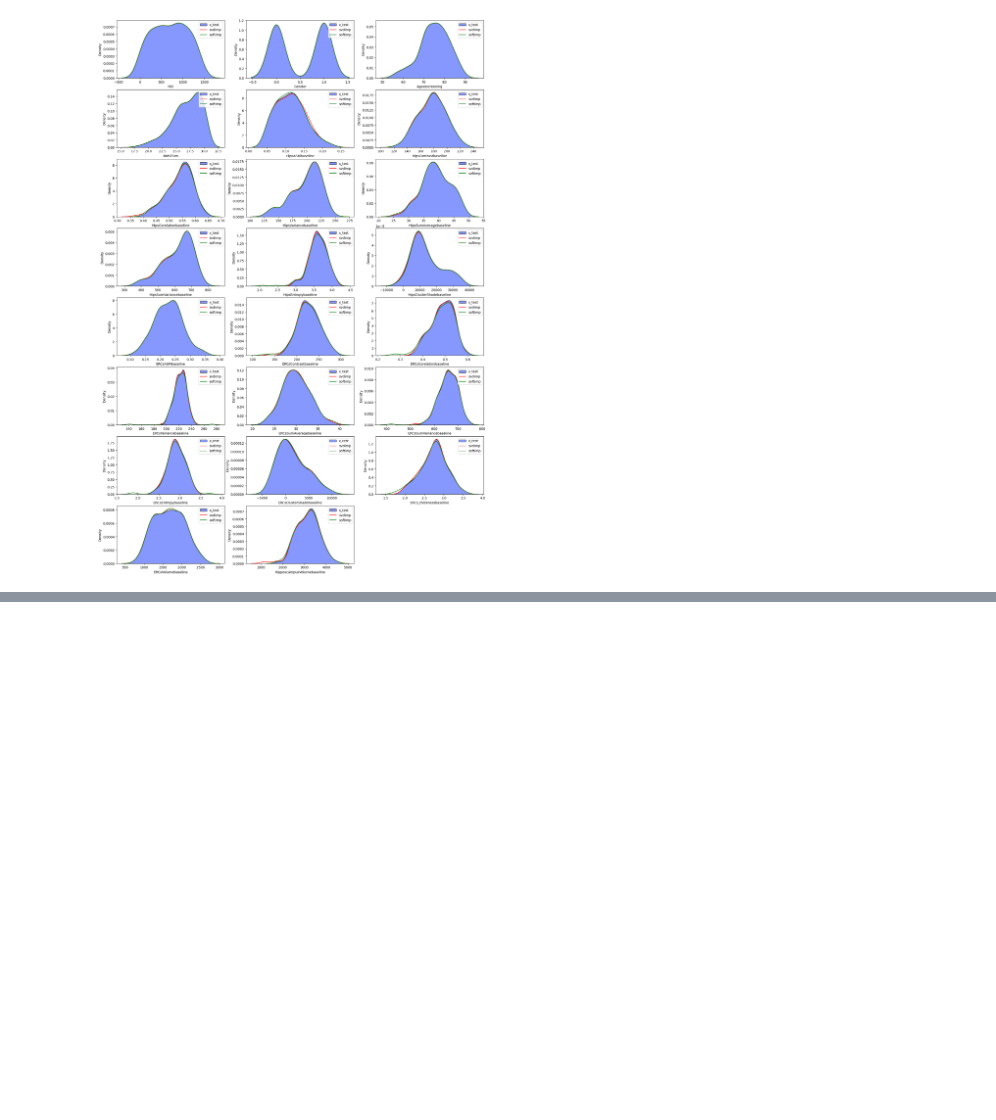
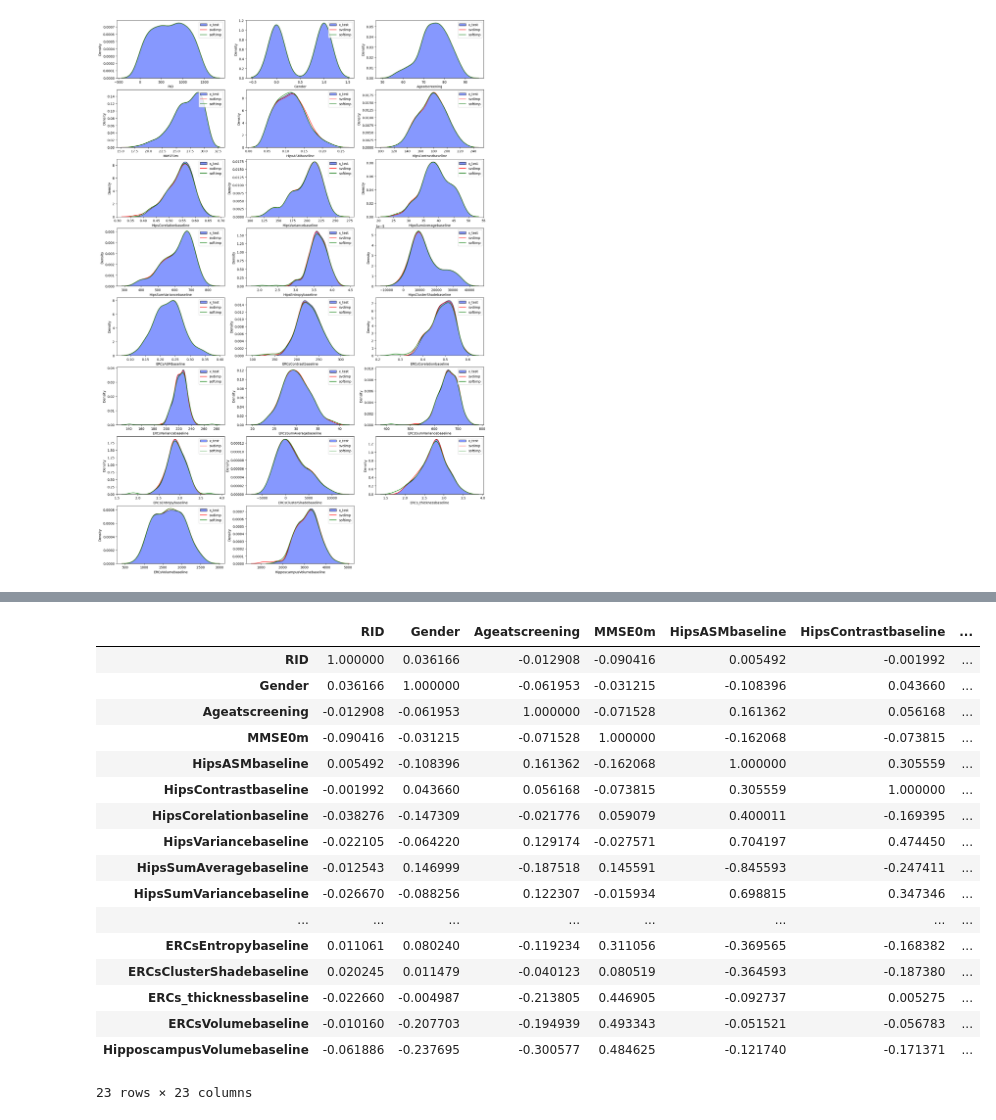
Before and after one commit to InfoAdam1998/Thesis-Project, a Jupyter notebook: notebooks/feature_engineering/data_imputation/matrix_base_methods/matrix_base_imputation_analysis.ipynb, the cells around one changed output, grey strips where cells are left out. Saved outputs shown, nothing was run; the diff lists cells and outputs as text; code cells hidden in the pictures; blank space fills up the shorter version.

```diff
--- a/notebooks/feature_engineering/data_imputation/matrix_base_methods/matrix_base_imputation_analysis.ipynb
+++ b/notebooks/feature_engineering/data_imputation/matrix_base_methods/matrix_base_imputation_analysis.ipynb
@@ -383,0 +176,21 @@ prediction_df.to_csv("C:/Users/steve/Desktop/Notebooks/Thesis-Project/Datasets/p
+# %%
+X_train_corr_soft
+# %% [output]
+|  | RID | Gender | Ageatscreening | MMSE0m | HipsASMbaseline | HipsContrastbaseline | ... |
+| RID | 1.000000 | 0.036166 | -0.012908 | -0.090416 | 0.005492 | -0.001992 | ... |
+| Gender | 0.036166 | 1.000000 | -0.061953 | -0.031215 | -0.108396 | 0.043660 | ... |
+| Ageatscreening | -0.012908 | -0.061953 | 1.000000 | -0.071528 | 0.161362 | 0.056168 | ... |
+| MMSE0m | -0.090416 | -0.031215 | -0.071528 | 1.000000 | -0.162068 | -0.073815 | ... |
+| HipsASMbaseline | 0.005492 | -0.108396 | 0.161362 | -0.162068 | 1.000000 | 0.305559 | ... |
+| HipsContrastbaseline | -0.001992 | 0.043660 | 0.056168 | -0.073815 | 0.305559 | 1.000000 | ... |
+| HipsCorelationbaseline | -0.038276 | -0.147309 | -0.021776 | 0.059079 | 0.400011 | -0.169395 | ... |
+| HipsVariancebaseline | -0.022105 | -0.064220 | 0.129174 | -0.027571 | 0.704197 | 0.474450 | ... |
+| HipsSumAveragebaseline | -0.012543 | 0.146999 | -0.187518 | 0.145591 | -0.845593 | -0.247411 | ... |
+| HipsSumVariancebaseline | -0.026670 | -0.088256 | 0.122307 | -0.015934 | 0.698815 | 0.347346 | ... |
+| ... | ... | ... | ... | ... | ... | ... | ... |
+| ERCsEntropybaseline | 0.011061 | 0.080240 | -0.119234 | 0.311056 | -0.369565 | -0.168382 | ... |
+| ERCsClusterShadebaseline | 0.020245 | 0.011479 | -0.040123 | 0.080519 | -0.364593 | -0.187380 | ... |
+| ERCs_thicknessbaseline | -0.022660 | -0.004987 | -0.213805 | 0.446905 | -0.092737 | 0.005275 | ... |
+| ERCsVolumebaseline | -0.010160 | -0.207703 | -0.194939 | 0.493343 | -0.051521 | -0.056783 | ... |
+| HipposcampusVolumebaseline | -0.061886 | -0.237695 | -0.300577 | 0.484625 | -0.121740 | -0.171371 | ... |
+23 rows × 23 columns
```
Also changed, not shown: parts of 17 cells of this notebook, 2 other files.
